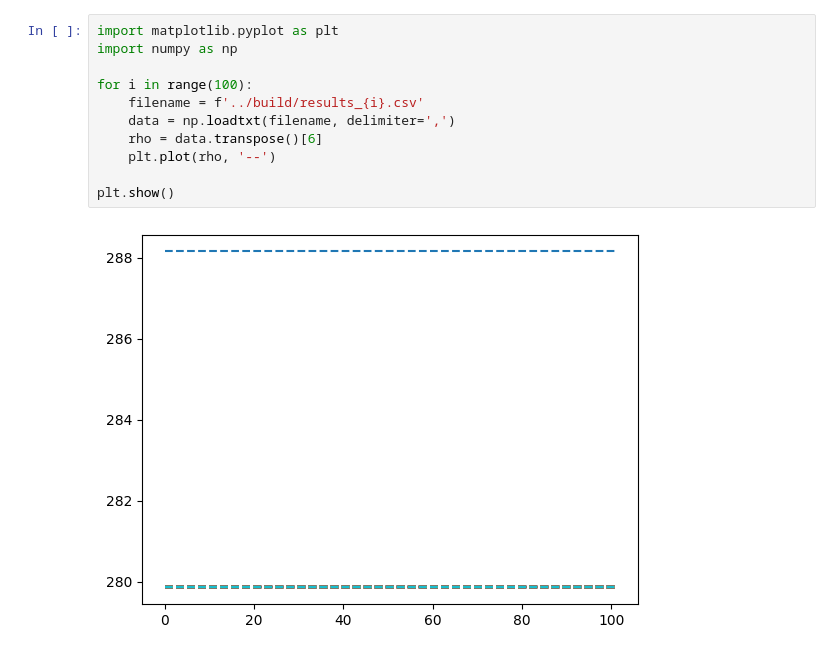
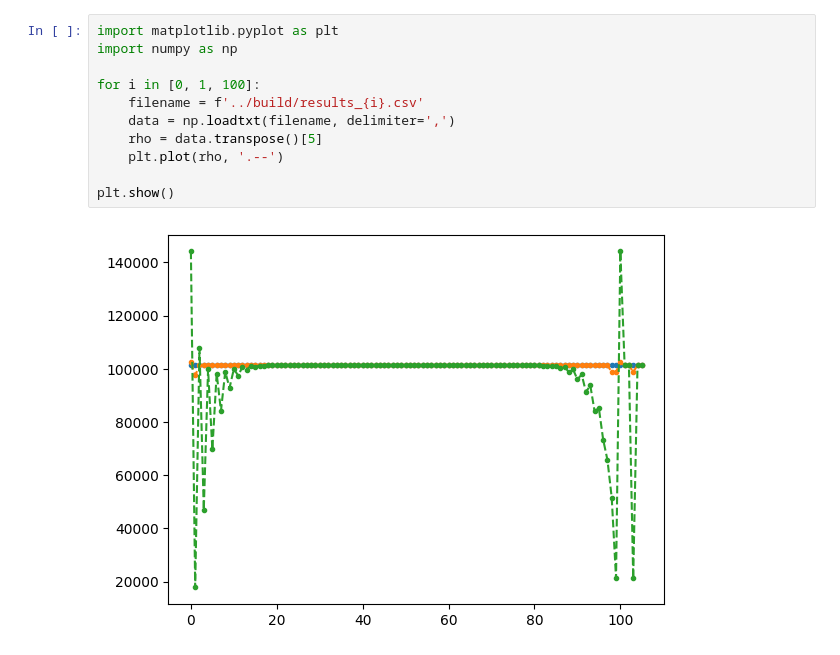
Before and after one commit to toddmmendenhall/mhd, a Jupyter notebook: docs/atmosphere.ipynb, the cells around one changed output. Cells and saved outputs as stored; diff of their text form.

```diff
--- a/docs/atmosphere.ipynb
+++ b/docs/atmosphere.ipynb
@@ -1,13 +1,13 @@
 # %%
 import matplotlib.pyplot as plt
 import numpy as np
 
-for i in range(100):
+for i in [0, 1, 100]:
     filename = f'../build/results_{i}.csv'
     data = np.loadtxt(filename, delimiter=',')
-    rho = data.transpose()[6]
-    plt.plot(rho, '--')
+    rho = data.transpose()[5]
+    plt.plot(rho, '.--')
 
 plt.show()
 # %% [output]
-[figure, old version]
+[figure, new version]
```
Also changed, not shown: 16 other files.
